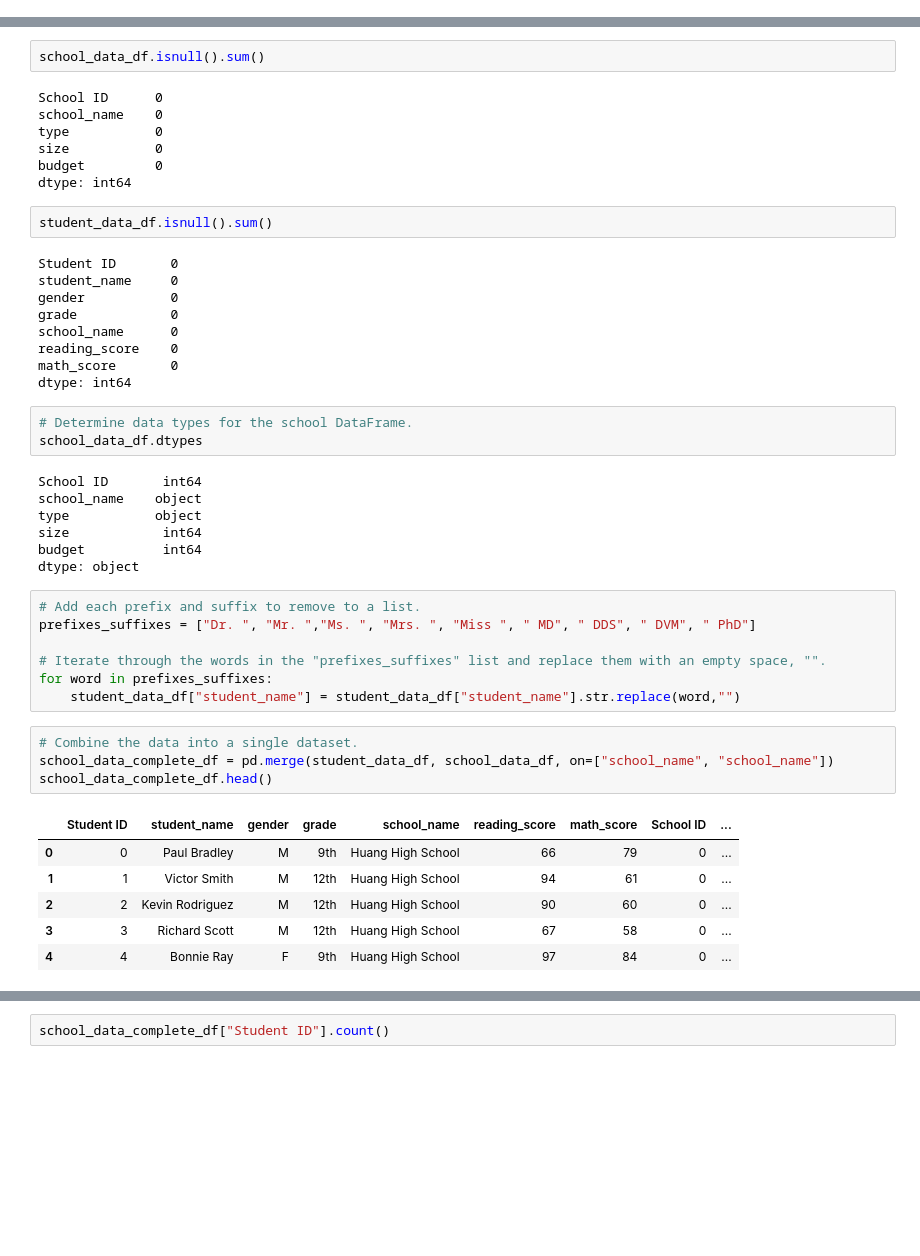
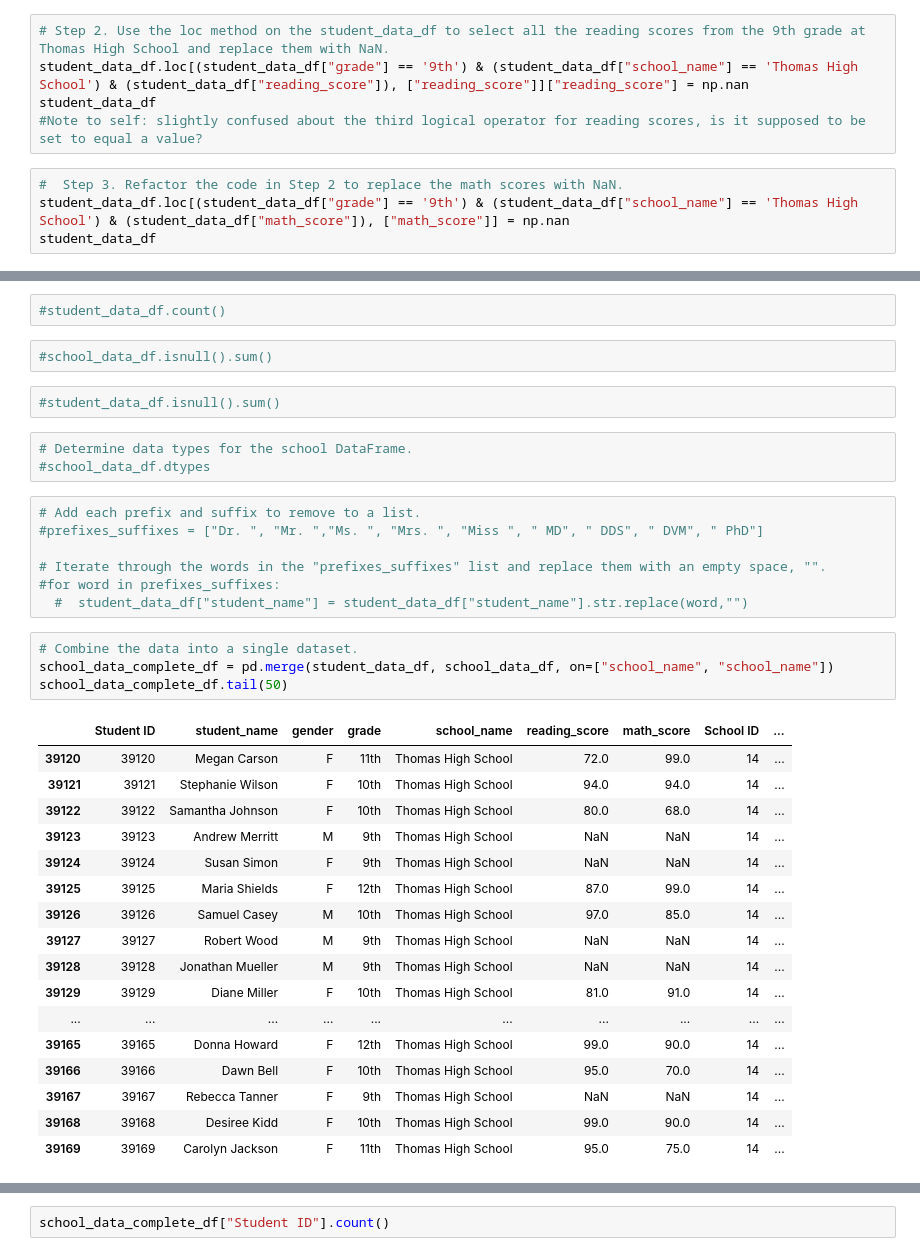
Before and after one commit to jmasurovsky/School_District_Analysis, a Jupyter notebook: PyCitySchools.ipynb, the cells around one changed output, grey strips where cells are left out. Cells and saved outputs as stored; diff of their text form; blank space fills up the shorter version.

```diff
--- a/PyCitySchools.ipynb
+++ b/PyCitySchools.ipynb
@@ -0,0 +39,9 @@
+# %%
+# Step 2. Use the loc method on the student_data_df to select all the reading scores from the 9th grade at Thomas High School and replace them with NaN.
+student_data_df.loc[(student_data_df["grade"] == '9th') & (student_data_df["school_name"] == 'Thomas High School') & (student_data_df["reading_score"]), ["reading_score"]]["reading_score"] = np.nan
+student_data_df
+#Note to self: slightly confused about the third logical operator for reading scores, is it supposed to be set to equal a value?
+# %%
+#  Step 3. Refactor the code in Step 2 to replace the math scores with NaN.
+student_data_df.loc[(student_data_df["grade"] == '9th') & (student_data_df["school_name"] == 'Thomas High School') & (student_data_df["math_score"]), ["math_score"]] = np.nan
+student_data_df
@@ -58,51 +96,41 @@ dtype: int64
+# %%
+#student_data_df.count()
 # %%
-school_data_df.isnull().sum()
+#school_data_df.isnull().sum()
-# %% [output]
-School ID      0
-school_name    0
-type           0
-size           0
-budget         0
-dtype: int64
 # %%
-student_data_df.isnull().sum()
+#student_data_df.isnull().sum()
-# %% [output]
-Student ID       0
-student_name     0
-gender           0
-grade            0
-school_name      0
-reading_score    0
-math_score       0
-dtype: int64
 # %%
 # Determine data types for the school DataFrame.
-school_data_df.dtypes
+#school_data_df.dtypes
-# %% [output]
-School ID       int64
-school_name    object
-type           object
-size            int64
-budget          int64
-dtype: object
 # %%
 # Add each prefix and suffix to remove to a list.
-prefixes_suffixes = ["Dr. ", "Mr. ","Ms. ", "Mrs. ", "Miss ", " MD", " DDS", " DVM", " PhD"]
+#prefixes_suffixes = ["Dr. ", "Mr. ","Ms. ", "Mrs. ", "Miss ", " MD", " DDS", " DVM", " PhD"]
 
 # Iterate through the words in the "prefixes_suffixes" list and replace them with an empty space, "".
-for word in prefixes_suffixes:
-    student_data_df["student_name"] = student_data_df["student_name"].str.replace(word,"")
+#for word in prefixes_suffixes:
+  #  student_data_df["student_name"] = student_data_df["student_name"].str.replace(word,"")
 # %%
 # Combine the data into a single dataset.
 school_data_complete_df = pd.merge(student_data_df, school_data_df, on=["school_name", "school_name"])
-school_data_complete_df.head()
+school_data_complete_df.tail(50)
 # %% [output]
 |  | Student ID | student_name | gender | grade | school_name | reading_score | math_score | School ID | ... |
-| 0 | 0 | Paul Bradley | M | 9th | Huang High School | 66 | 79 | 0 | ... |
-| 1 | 1 | Victor Smith | M | 12th | Huang High School | 94 | 61 | 0 | ... |
-| 2 | 2 | Kevin Rodriguez | M | 12th | Huang High School | 90 | 60 | 0 | ... |
-| 3 | 3 | Richard Scott | M | 12th | Huang High School | 67 | 58 | 0 | ... |
-| 4 | 4 | Bonnie Ray | F | 9th | Huang High School | 97 | 84 | 0 | ... |
+| 39120 | 39120 | Megan Carson | F | 11th | Thomas High School | 72.0 | 99.0 | 14 | ... |
+| 39121 | 39121 | Stephanie Wilson | F | 10th | Thomas High School | 94.0 | 94.0 | 14 | ... |
+| 39122 | 39122 | Samantha Johnson | F | 10th | Thomas High School | 80.0 | 68.0 | 14 | ... |
+| 39123 | 39123 | Andrew Merritt | M | 9th | Thomas High School | NaN | NaN | 14 | ... |
+| 39124 | 39124 | Susan Simon | F | 9th | Thomas High School | NaN | NaN | 14 | ... |
+| 39125 | 39125 | Maria Shields | F | 12th | Thomas High School | 87.0 | 99.0 | 14 | ... |
+| 39126 | 39126 | Samuel Casey | M | 10th | Thomas High School | 97.0 | 85.0 | 14 | ... |
+| 39127 | 39127 | Robert Wood | M | 9th | Thomas High School | NaN | NaN | 14 | ... |
+| 39128 | 39128 | Jonathan Mueller | M | 9th | Thomas High School | NaN | NaN | 14 | ... |
+| 39129 | 39129 | Diane Miller | F | 10th | Thomas High School | 81.0 | 91.0 | 14 | ... |
+| ... | ... | ... | ... | ... | ... | ... | ... | ... | ... |
+| 39165 | 39165 | Donna Howard | F | 12th | Thomas High School | 99.0 | 90.0 | 14 | ... |
+| 39166 | 39166 | Dawn Bell | F | 10th | Thomas High School | 95.0 | 70.0 | 14 | ... |
+| 39167 | 39167 | Rebecca Tanner | F | 9th | Thomas High School | NaN | NaN | 14 | ... |
+| 39168 | 39168 | Desiree Kidd | F | 10th | Thomas High School | 99.0 | 90.0 | 14 | ... |
+| 39169 | 39169 | Carolyn Jackson | F | 11th | Thomas High School | 95.0 | 75.0 | 14 | ... |
 # %%
 # Get the total number of students.
 student_count = school_data_complete_df.count()
```
Also changed, not shown: parts of 40 cells of this notebook.
